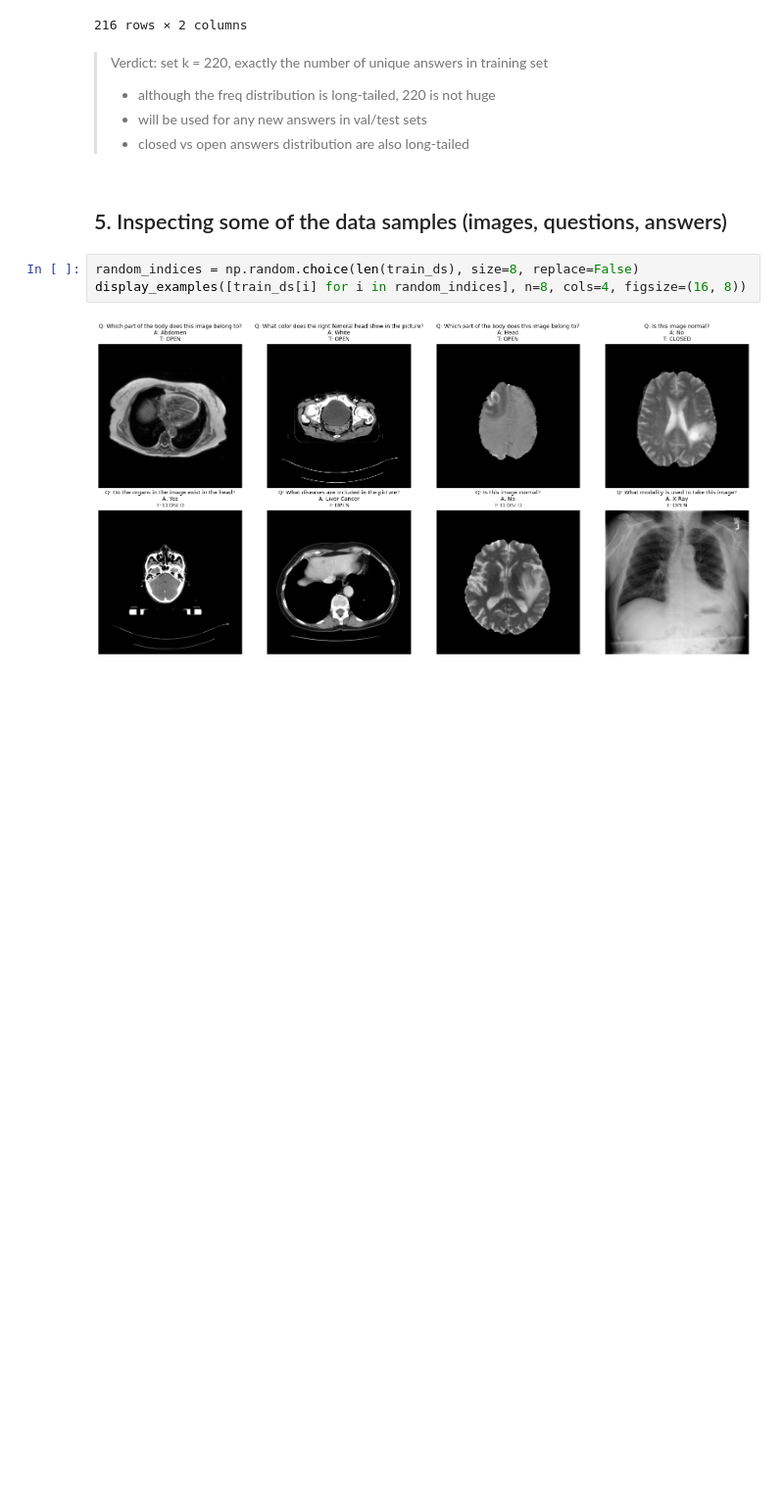
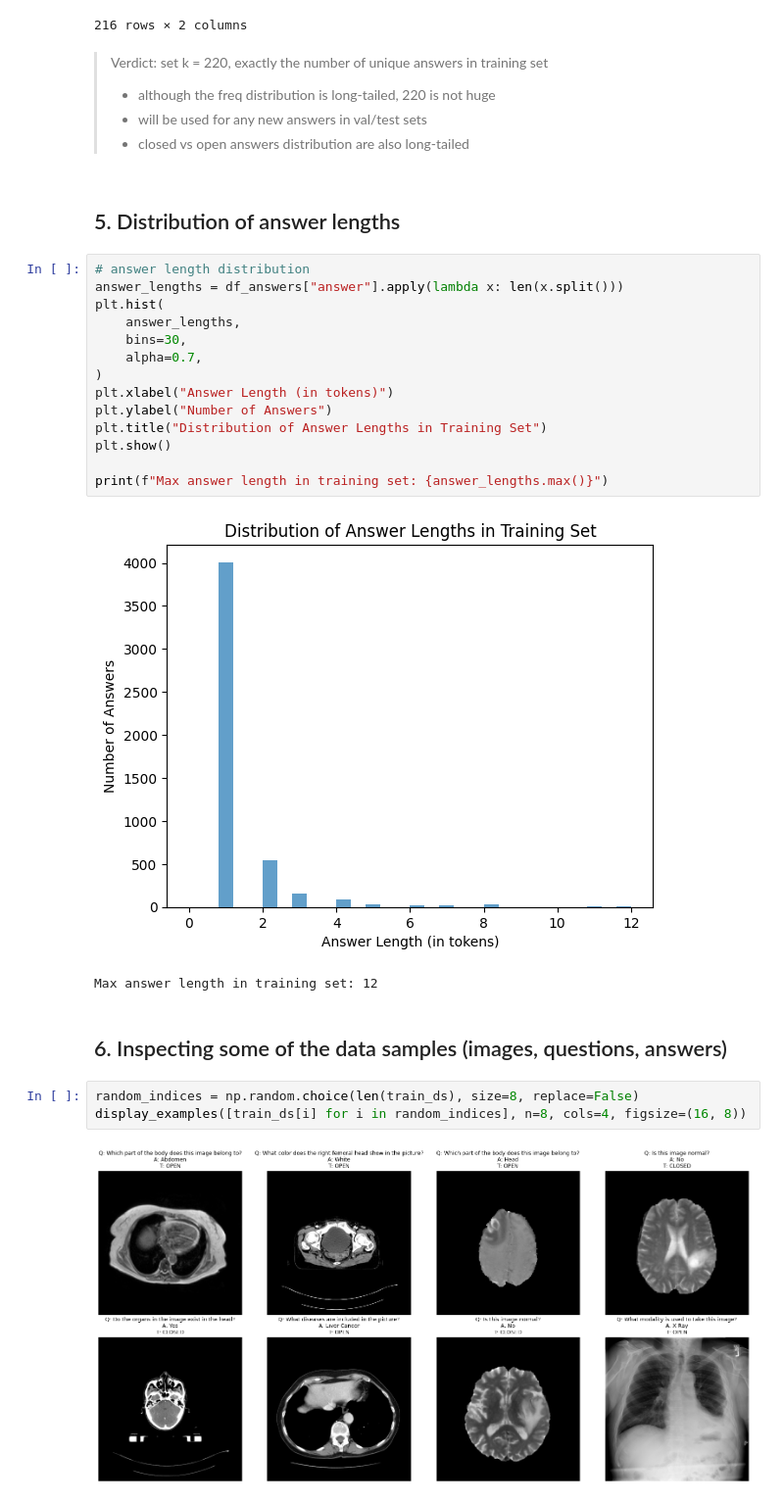
Before and after one commit to hongjiaherng/woa7015-medvqa, a Jupyter notebook: notebooks/02_eda.ipynb, the cells around one changed output. Shown at 98% size. Saved outputs shown, nothing was run; the diff lists cells and outputs as text; blank space fills up the shorter version.

```diff
--- a/notebooks/02_eda.ipynb
+++ b/notebooks/02_eda.ipynb
@@ -231,8 +232,27 @@ df_answers_open_unique_count
 > - although the freq distribution is long-tailed, 220 is not huge
 > - <unk> will be used for any new answers in val/test sets
 > - closed vs open answers distribution are also long-tailed
+# %% [markdown]
+## 5. Distribution of answer lengths
+# %%
+# answer length distribution
+answer_lengths = df_answers["answer"].apply(lambda x: len(x.split()))
+plt.hist(
+    answer_lengths,
+    bins=30,
+    alpha=0.7,
+)
+plt.xlabel("Answer Length (in tokens)")
+plt.ylabel("Number of Answers")
+plt.title("Distribution of Answer Lengths in Training Set")
+plt.show()
+
+print(f"Max answer length in training set: {answer_lengths.max()}")
+# %% [output]
+[figure, added]
+Max answer length in training set: 12
 # %% [markdown]
-## 5. Inspecting some of the data samples (images, questions, answers)
+## 6. Inspecting some of the data samples (images, questions, answers)
 # %%
 random_indices = np.random.choice(len(train_ds), size=8, replace=False)
 display_examples([train_ds[i] for i in random_indices], n=8, cols=4, figsize=(16, 8))
```
Also changed, not shown: parts of 2 cells of this notebook, 24 other files.
